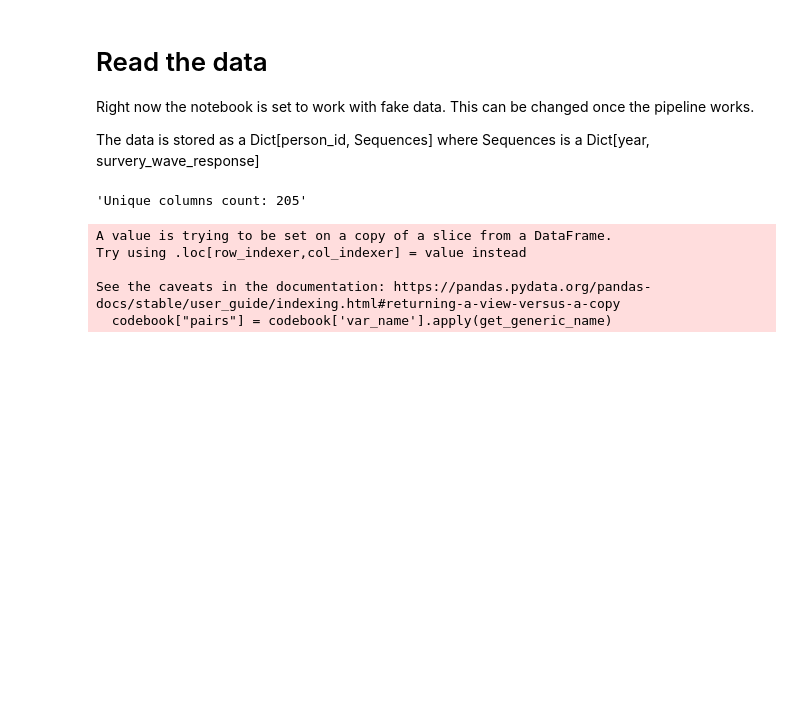
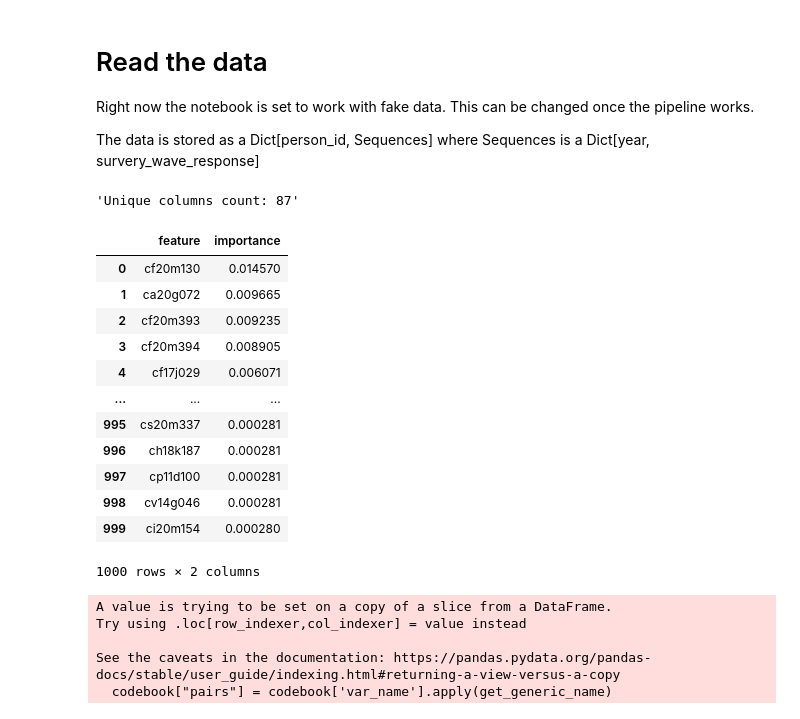
Before and after one commit to Lasse-mohr/fertility-prediction-challenge, a Jupyter notebook: train_finetune.ipynb, the cells around one changed output. Drawn from its saved outputs; the diff is of its cells as text; code cells hidden in the pictures; blank space fills up the shorter version.

```diff
--- a/train_finetune.ipynb
+++ b/train_finetune.ipynb
@@ -41,10 +41,26 @@ targets = pd.read_csv('data/training_data/PreFer_train_outcome.csv')
 codebook = pd.read_csv('data/codebooks/PreFer_codebook.csv')
 # %%
 importance = pd.read_csv('features_importance_1000.csv')
-custom_pairs = importance.iloc[:250].feature.map(lambda x: get_generic_name(x))
+custom_pairs = importance.iloc[:100].feature.map(lambda x: get_generic_name(x))
 "Unique columns count: %s" %len(set(custom_pairs))
 # %% [output]
-'Unique columns count: 205'
+'Unique columns count: 87'
+# %%
+importance
+# %% [output]
+|  | feature | importance |
+| 0 | cf20m130 | 0.014570 |
+| 1 | ca20g072 | 0.009665 |
+| 2 | cf20m393 | 0.009235 |
+| 3 | cf20m394 | 0.008905 |
+| 4 | cf17j029 | 0.006071 |
+| ... | ... | ... |
+| 995 | cs20m337 | 0.000281 |
+| 996 | ch18k187 | 0.000281 |
+| 997 | cp11d100 | 0.000281 |
+| 998 | cv14g046 | 0.000281 |
+| 999 | ci20m154 | 0.000280 |
+1000 rows × 2 columns
 # %%
 # check if sequences have been preprocessed (saves time)
 if False: #os.path.exists('data/processed_data/sequences.pt'):
```
Also changed, not shown: parts of 3 cells of this notebook, 17 other files.
